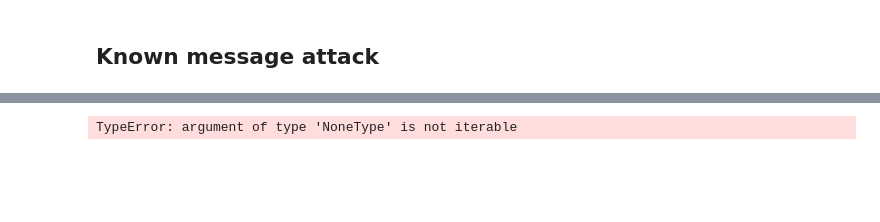
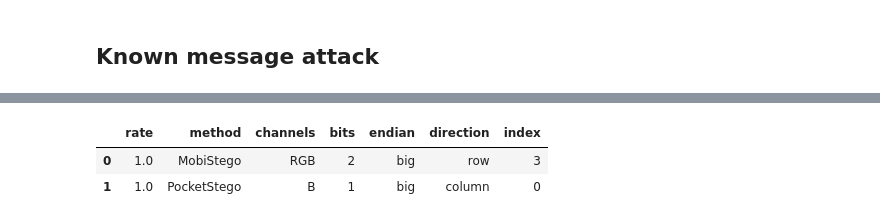
Before and after one commit to fabianloewe/master-thesis, a Jupyter notebook: notebooks/detect-algo.ipynb, the cells around one changed output, grey strips where cells are left out. Cells and saved outputs as stored; diff of their text form; code cells hidden in the pictures; blank space fills up the shorter version.

```diff
--- a/notebooks/detect-algo.ipynb
+++ b/notebooks/detect-algo.ipynb
@@ -38,0 +34,4 @@ Found the following embedding methods: MobiStego, PixelKnot, PocketStego, Pictog
+# %%
+info_file = pd.read_csv(INFO_FILE)
+embedding_methods = info_file[METHOD_COLUMN].unique()
+print(f'Found the following embedding methods: {", ".join(embedding_methods)}')
@@ -38,0 +44,7 @@ Found the following embedding methods: MobiStego, PixelKnot, PocketStego, Pictog
+# %%
+def collect_stego_images(embedding_method: str):
+    return info_file[info_file[METHOD_COLUMN] == embedding_method][STEGO_COLUMN]
+
+
+stego_images_by_method = {method: STEGOS_PATH / collect_stego_images(method) for method in embedding_methods}
+{method: len(stego_images) for method, stego_images in stego_images_by_method.items()}
@@ -39,5 +58,5 @@ Found the following embedding methods: MobiStego, PixelKnot, PocketStego, Pictog
 # %%
-async def for_each_image(func, take=None, filter_methods=None):
+def for_each_image(func, take=None, filter_methods=None):
     """Helper function to iterate over all stego images and apply a function to them."""
     filter_methods = (lambda x: True) if filter_methods is None else filter_methods
 
@@ -47,7 +66,8 @@ async def for_each_image(func, take=None, filter_methods=None):
 
         for channels in ['RGB', 'RGBA', 'A', 'R', 'G', 'B']: # Sorted by most likely occurence; other combination possible
             for bits in [1, 2, 4]: # Other bits (e.g. 3) possible but higher computation time
-                for direction in ['msb', 'lsb']:
-                    yield await func(stego_images[:take] if take is not None else stego_images, (method, channels, bits, direction))
+                for endian in ['little', 'big']:
+                    for direction in ['row', 'column']:
+                        yield func(stego_images[:take] if take is not None else stego_images, (method, channels, bits, endian, direction))
 # %% [markdown]
 ## Known message attack
@@ -84,7 +83,7 @@ def find_nth_substring(haystack, needle, n):
     return start
 
 
-async def get_original_message(stego_img):
+def get_original_message(stego_img):
     img_row = info_file[info_file['image_filename'] == stego_img.name]
     msg_name = img_row['message_dictionary'].values[0]
     starting_line_index = img_row['message_starting_index'].values[0]
@@ -94,19 +93,19 @@ async def get_original_message(stego_img):
     return full_msg[start_index:start_index + msg_len].encode('utf-8')
 
 
-async def get_embedded_message(stego_img, bits, direction, channels):
-    return extract_message(stego_img, bits, direction, channels=channels).tobytes()
+def get_embedded_message(stego_img, bits, endian, channels, direction):
+    return attacks.lsb_extract(stego_img, bits, channels=channels, endian=endian, direction=direction).tobytes()
 
 
-async def detect_used_method_and_bits(stego_images, path_parts):
-    method, channels, bits, direction = path_parts
+def detect_used_method_and_bits(stego_images, path_parts):
+    method, channels, bits, endian, direction = path_parts
     results = []
-    for stego_img in tqdm(stego_images, desc=f'Cycling through {method} {channels} {bits}-LSB {direction.upper()}'):
-        original_msg = await get_original_message(stego_img)
-        extracted_msg = await get_embedded_message(stego_img, bits, direction, channels)
+    for stego_img in tqdm(stego_images, desc=f'Cycling through {method} {channels} {bits}-LSB {endian} {direction}'):
+        original_msg = get_original_message(stego_img)
+        extracted_msg = get_embedded_message(stego_img, bits, endian, channels, direction)
         index = extracted_msg.find(original_msg)
         if index != -1:
-            results.append((method, bits, direction, index))
+            results.append((method, channels, bits, endian, direction, index))
 
     rate = len(results) / len(stego_images)
     results = set(results)
@@ -124,7 +123,5 @@ async def detect_used_method_and_bits(stego_images, path_parts):
 #)
 detected_used_method_and_bits = [
     (rate, values)
-    async for rate, values in for_each_image(detect_used_method_and_bits, take=10, filter_methods=lambda m: m == 'PocketStego')
-    if values is not None
+    for rate, values in for_each_image(detect_used_method_and_bits, take=10)
 ]
-detected_used_method_and_bits
@@ -143,25 +128,6 @@ strip all surrounding zeros to find the signature.
-# %%
-def _overlap_message(acc, msg):
-    if acc.shape != msg.shape:
-        acc, msg = (acc, np.resize(msg, acc.shape)) if acc.size < msg.size else (np.resize(acc, msg.shape), msg)
-    return np.bitwise_and(acc, msg)
-
-
-async def extract_leading_sig(stego_images, bits: int = 1, direction='msb', embedding_method=None):
-    messages = (msg async for msg in extract_messages(stego_images, bits, direction, embedding_method))
-    reduced_msg = await afn.reduce(_overlap_message, messages)
-    return np.trim_zeros(reduced_msg.ravel()).tobytes()
-
-
-leading_signatures = {}
-for method, stego_images in stego_images_by_method.items():
-    leading_signatures[method] = {
-        'MSB': {}, 'LSB': {}
-    }
-    for bits in [1, 2, 4]:
-        leading_signatures[method]['MSB'][bits] = await extract_leading_sig(stego_images, bits, 'msb', method)
-        leading_signatures[method]['LSB'][bits] = await extract_leading_sig(stego_images, bits, 'lsb', method)
-
-leading_signatures
-# %% [output]
-TypeError: argument of type 'NoneType' is not iterable
+# %%
+pd.DataFrame(((rate, *values) for rate, values in detected_used_method_and_bits if values is not None), columns=['rate', 'method', 'channels', 'bits', 'endian', 'direction', 'index'])
+# %% [output]
+|  | rate | method | channels | bits | endian | direction | index |
+| 0 | 1.0 | MobiStego | RGB | 2 | big | row | 3 |
+| 1 | 1.0 | PocketStego | B | 1 | big | column | 0 |
```
Also changed, not shown: parts of 24 cells of this notebook, 59 other files.
